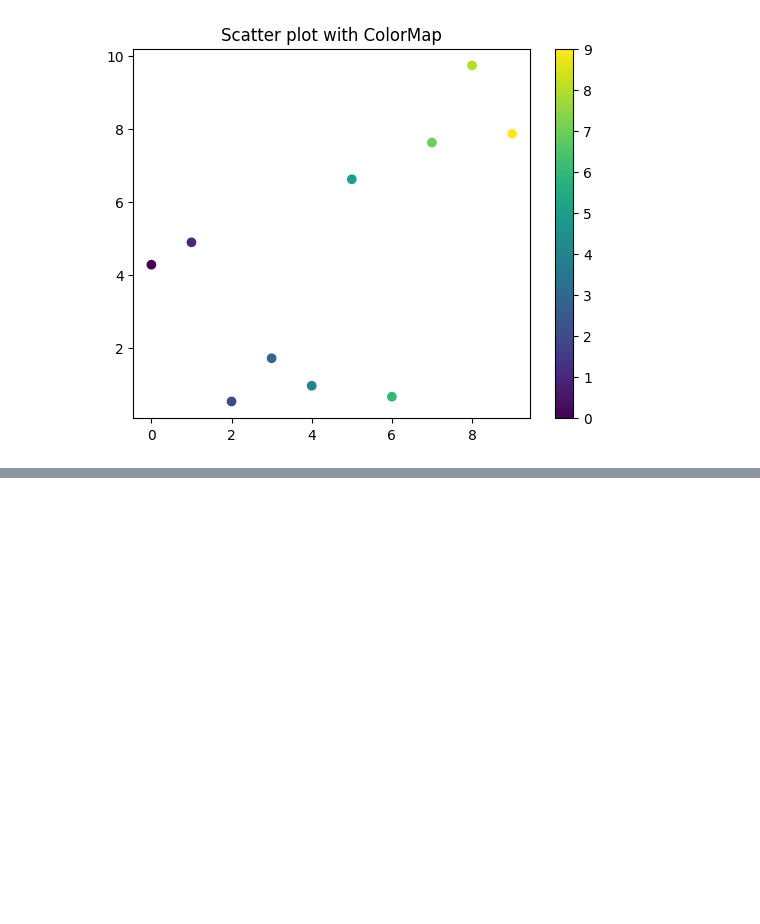
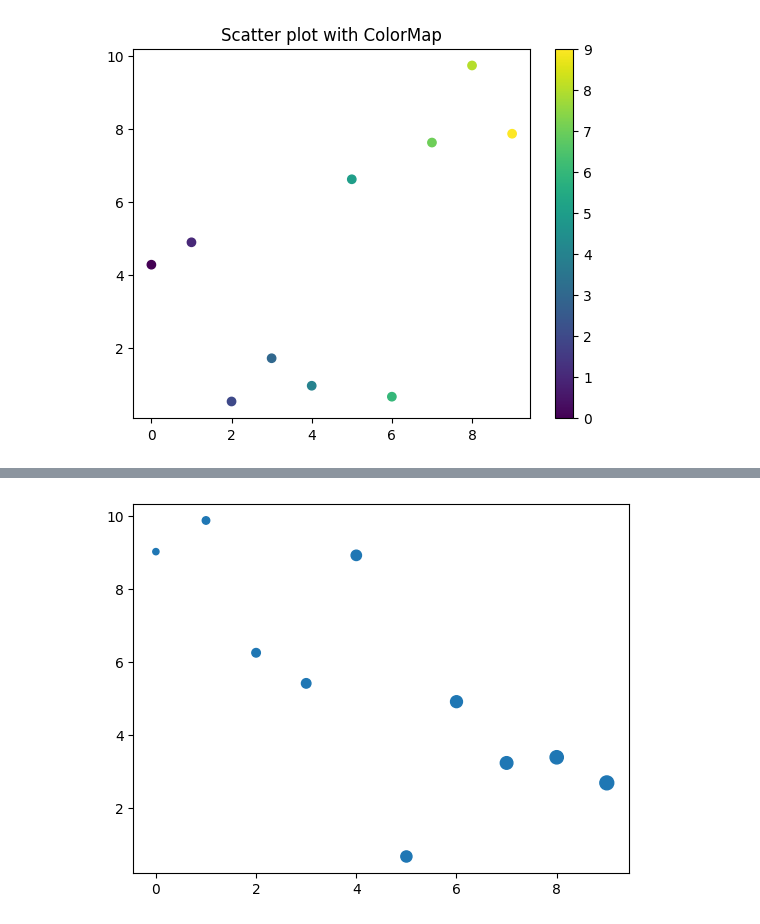
Before and after one commit to Praruj/Pandas_Practise_Portfolio, a Jupyter notebook: Notebooks/Matplotlib.ipynb, the cells around one changed output, grey strips where cells are left out. Drawn from its saved outputs; the diff is of its cells as text; code cells hidden in the pictures; blank space fills up the shorter version.

```diff
--- a/Notebooks/Matplotlib.ipynb
+++ b/Notebooks/Matplotlib.ipynb
@@ -336,0 +355,13 @@ plt.show()
+# %%
+import matplotlib.pyplot as plt
+import numpy as np
+
+x=np.arange(10)
+y=np.random.rand(10)*10
+sizes=np.linspace(20,100,10)  # Marker sizes range from 20 to 200
+
+
+plt.scatter(x,y,s=sizes)
+plt.show()
+# %% [output]
+[figure, added]
```
Also changed, not shown: parts of 3 cells of this notebook.
